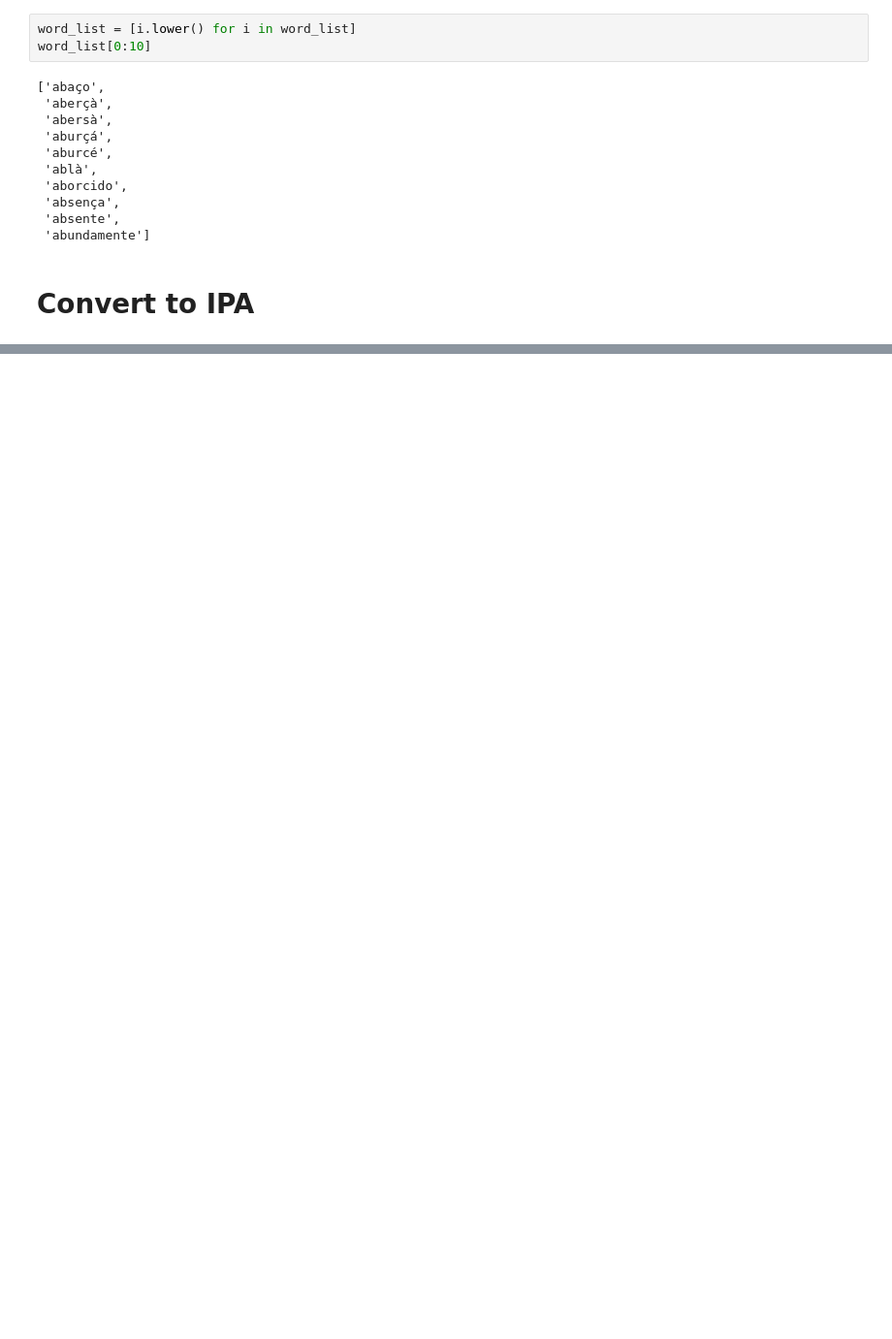
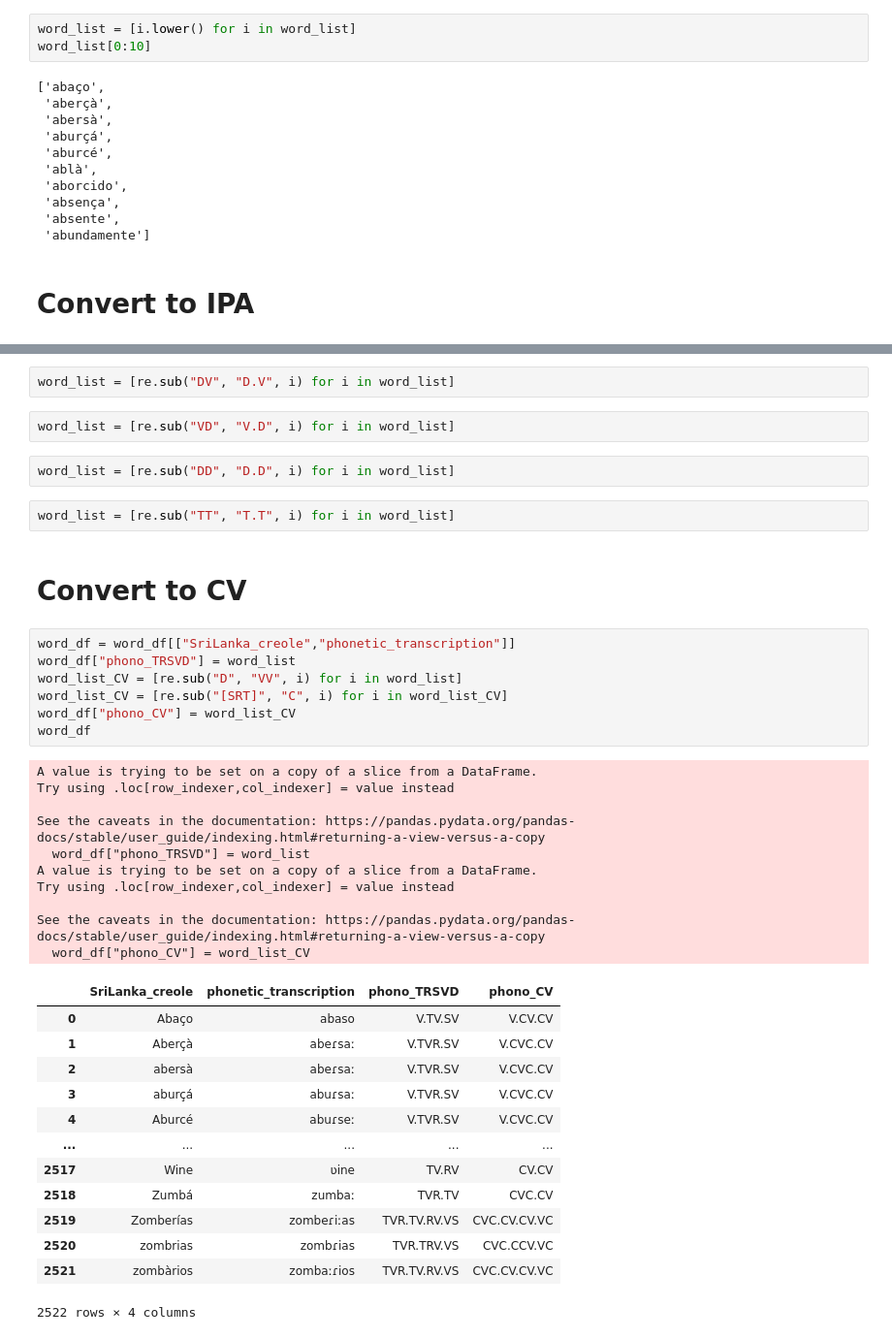
Before and after one commit to Portophon/PtLanka, a Jupyter notebook: Phono replacement.ipynb, the cells around one changed output, grey strips where cells are left out. Shown at 97% size. Drawn from its saved outputs; the diff is of its cells as text; blank space fills up the shorter version.

```diff
--- a/Phono replacement.ipynb
+++ b/Phono replacement.ipynb
@@ -158,0 +267,41 @@ word_df
+# %%
+word_list = [re.sub("DV", "D.V", i) for i in word_list]
+# %%
+word_list = [re.sub("VD", "V.D", i) for i in word_list]
+# %%
+word_list = [re.sub("DD", "D.D", i) for i in word_list]
+# %%
+word_list = [re.sub("TT", "T.T", i) for i in word_list]
+# %% [markdown]
+# Convert to CV
+# %%
+word_df = word_df[["SriLanka_creole","phonetic_transcription"]]
+word_df["phono_TRSVD"] = word_list
+word_list_CV = [re.sub("D", "VV", i) for i in word_list]
+word_list_CV = [re.sub("[SRT]", "C", i) for i in word_list_CV]
+word_df["phono_CV"] = word_list_CV
+word_df
+# %% [output]
+A value is trying to be set on a copy of a slice from a DataFrame.
+Try using .loc[row_indexer,col_indexer] = value instead
+
+See the caveats in the documentation: https://pandas.pydata.org/pandas-docs/stable/user_guide/indexing.html#returning-a-view-versus-a-copy
+  word_df["phono_TRSVD"] = word_list
+A value is trying to be set on a copy of a slice from a DataFrame.
+Try using .loc[row_indexer,col_indexer] = value instead
+
+See the caveats in the documentation: https://pandas.pydata.org/pandas-docs/stable/user_guide/indexing.html#returning-a-view-versus-a-copy
+  word_df["phono_CV"] = word_list_CV
+|  | SriLanka_creole | phonetic_transcription | phono_TRSVD | phono_CV |
+| 0 | Abaço | abaso | V.TV.SV | V.CV.CV |
+| 1 | Aberçà | abeɾsaː | V.TVR.SV | V.CVC.CV |
+| 2 | abersà | abeɾsaː | V.TVR.SV | V.CVC.CV |
+| 3 | aburçá | abuɾsaː | V.TVR.SV | V.CVC.CV |
+| 4 | Aburcé | abuɾseː | V.TVR.SV | V.CVC.CV |
+| ... | ... | ... | ... | ... |
+| 2517 | Wine | ʋine | TV.RV | CV.CV |
+| 2518 | Zumbá | zumbaː | TVR.TV | CVC.CV |
+| 2519 | Zomberías | zombeɾiːas | TVR.TV.RV.VS | CVC.CV.CV.VC |
+| 2520 | zombrias | zombɾias | TVR.TRV.VS | CVC.CCV.VC |
+| 2521 | zombàrios | zombaːɾios | TVR.TV.RV.VS | CVC.CV.CV.VC |
+2522 rows × 4 columns
```
Also changed, not shown: parts of 32 cells of this notebook, 4 other files.
